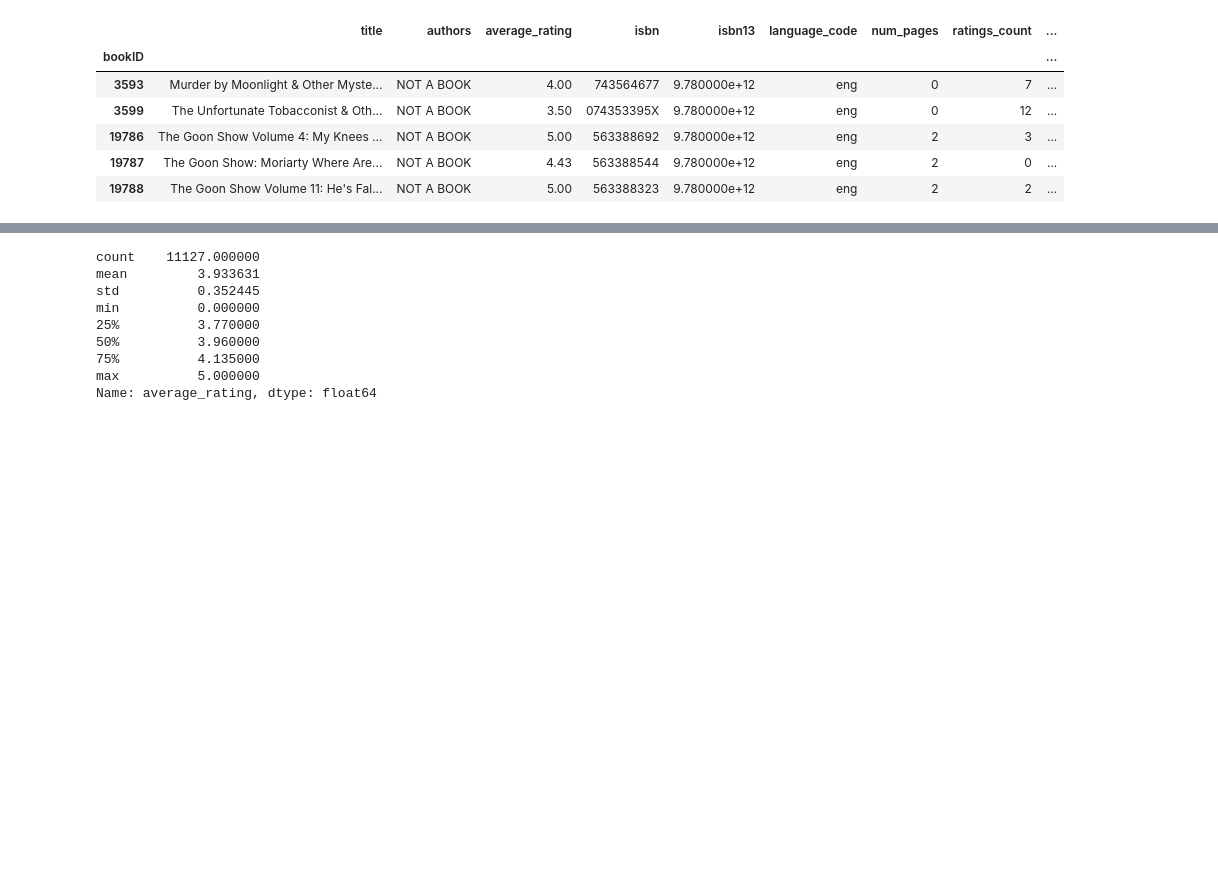
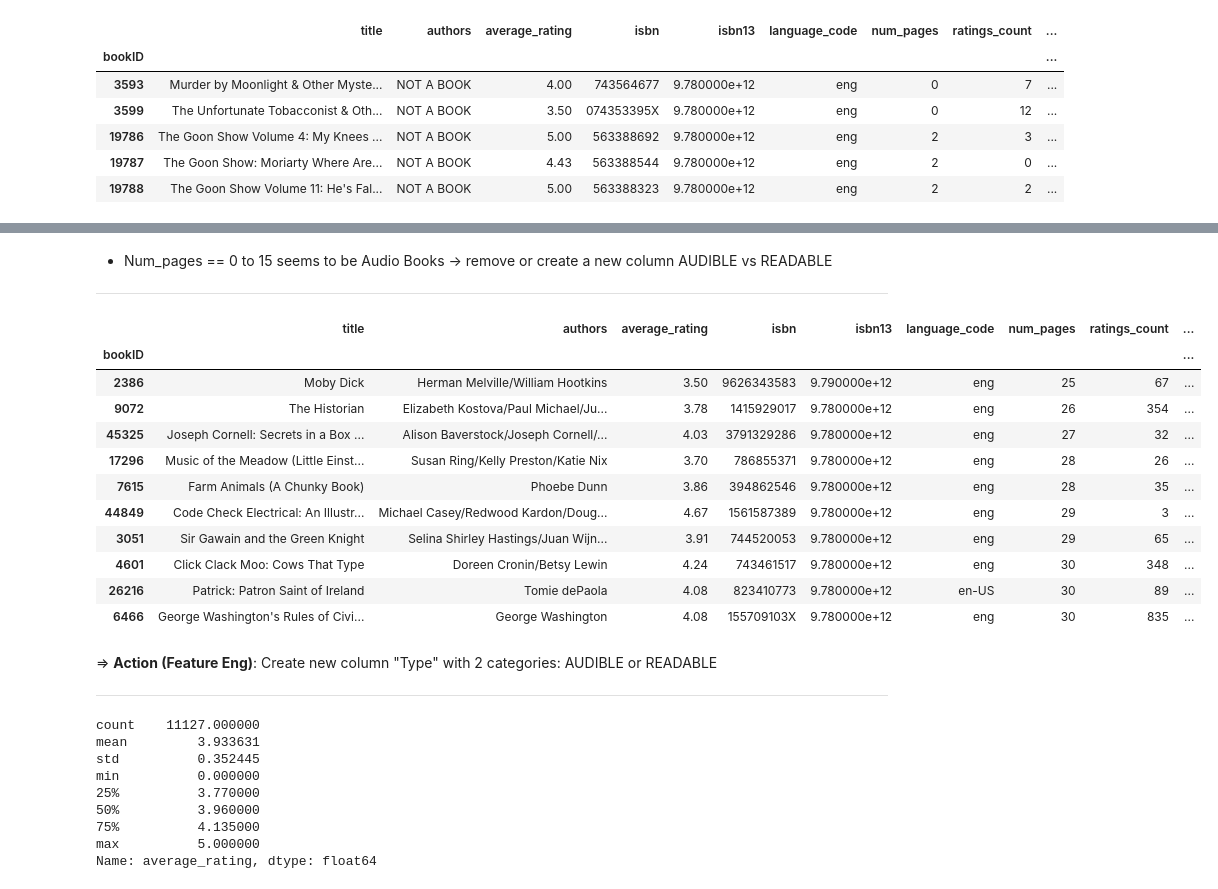
Before and after one commit to rroure/book_rating-project, a Jupyter notebook: script/book_exploratory_cleaning.ipynb, the cells around one changed output, grey strips where cells are left out. Cells and saved outputs as stored; diff of their text form; code cells hidden in the pictures; blank space fills up the shorter version.

```diff
--- a/script/book_exploratory_cleaning.ipynb
+++ b/script/book_exploratory_cleaning.ipynb
@@ -206,0 +249,19 @@ df[df.authors == 'NOT A BOOK']
+# %% [markdown]
+* Num_pages == 0 to 15 seems to be Audio Books -> remove or create a new column AUDIBLE vs READABLE
+***
+# %%
+audio_df=df[df['  num_pages'] >24]
+audio_df.sort_values(by = ['  num_pages']).head(10)
+# %% [output]
+|  | title | authors | average_rating | isbn | isbn13 | language_code | num_pages | ratings_count | ... |
+| bookID |  |  |  |  |  |  |  |  | ... |
+| 2386 | Moby Dick | Herman Melville/William Hootkins | 3.50 | 9626343583 | 9.790000e+12 | eng | 25 | 67 | ... |
+| 9072 | The Historian | Elizabeth Kostova/Paul Michael/Ju... | 3.78 | 1415929017 | 9.780000e+12 | eng | 26 | 354 | ... |
+| 45325 | Joseph Cornell: Secrets in a Box ... | Alison Baverstock/Joseph Cornell/... | 4.03 | 3791329286 | 9.780000e+12 | eng | 27 | 32 | ... |
+| 17296 | Music of the Meadow (Little Einst... | Susan Ring/Kelly Preston/Katie Nix | 3.70 | 786855371 | 9.780000e+12 | eng | 28 | 26 | ... |
+| 7615 | Farm Animals (A Chunky Book) | Phoebe Dunn | 3.86 | 394862546 | 9.780000e+12 | eng | 28 | 35 | ... |
+| 44849 | Code Check Electrical: An Illustr... | Michael Casey/Redwood Kardon/Doug... | 4.67 | 1561587389 | 9.780000e+12 | eng | 29 | 3 | ... |
+| 3051 | Sir Gawain and the Green Knight | Selina Shirley Hastings/Juan Wijn... | 3.91 | 744520053 | 9.780000e+12 | eng | 29 | 65 | ... |
+| 4601 | Click Clack Moo: Cows That Type | Doreen Cronin/Betsy Lewin | 4.24 | 743461517 | 9.780000e+12 | eng | 30 | 348 | ... |
+| 26216 | Patrick: Patron Saint of Ireland | Tomie dePaola | 4.08 | 823410773 | 9.780000e+12 | en-US | 30 | 89 | ... |
+| 6466 | George Washington's Rules of Civi... | George Washington | 4.08 | 155709103X | 9.780000e+12 | eng | 30 | 835 | ... |
@@ -207,3 +282,6 @@ df[df.authors == 'NOT A BOOK']
+# %% [markdown]
+=> **Action (Feature Eng)**: Create new column "Type" with 2 categories: AUDIBLE or READABLE
+***
 # %%
 #describe our target variable average_rating and plot it
 df.average_rating.describe()
```
Also changed, not shown: parts of 11 cells of this notebook, 8 other files.
